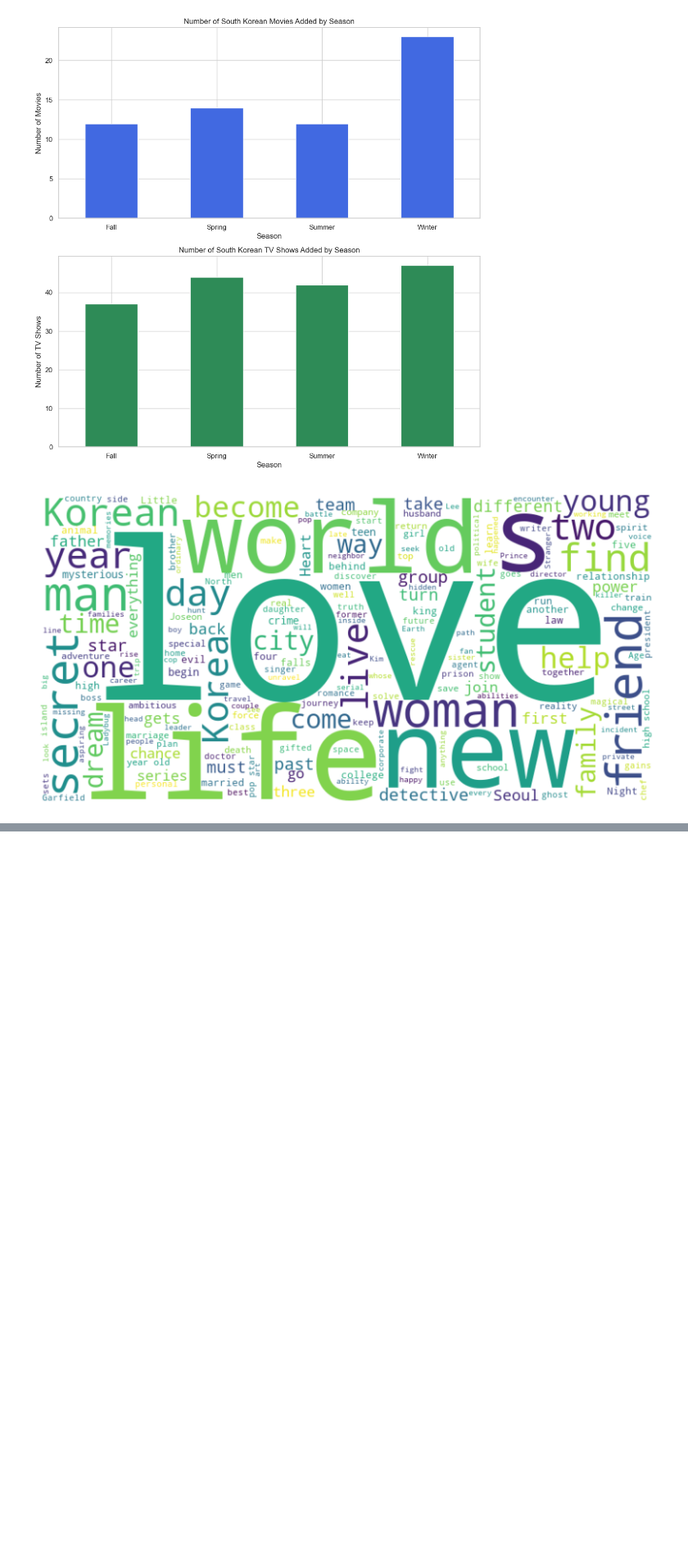
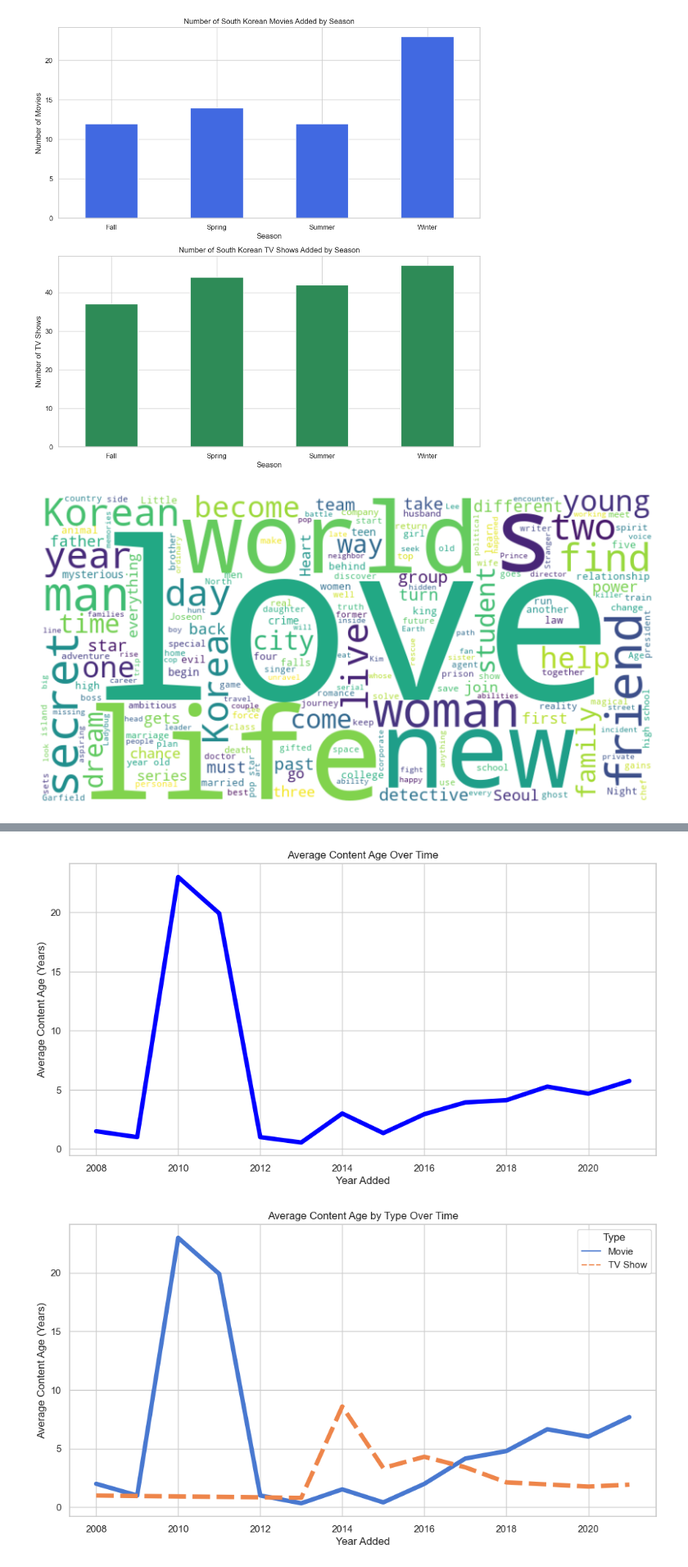
Before and after one commit to CSHieuV/MetaDataAnalysisCompetition, a Jupyter notebook: MetaAnalysis.ipynb, the cells around one changed output, grey strips where cells are left out. Shown at 82% size. Saved outputs shown, nothing was run; the diff lists cells and outputs as text; code cells hidden in the pictures; blank space fills up the shorter version.

Commit message:
added more clear lines

```diff
--- a/MetaAnalysis.ipynb
+++ b/MetaAnalysis.ipynb
@@ -748,0 +774,27 @@ plt.show()
+# %%
+# Enhancing the line thickness for better visibility
+
+# Increasing the line width for the plots
+line_width = 5
+
+# Plotting Content Age Trend Over Time with thicker lines
+plt.figure(figsize=(12, 6))
+sns.lineplot(data=content_age_trend, color='blue', linewidth=line_width)
+plt.title('Average Content Age Over Time')
+plt.xlabel('Year Added')
+plt.ylabel('Average Content Age (Years)')
+plt.grid(True)
+plt.show()
+
+# Plotting Content Age by Type with thicker lines
+plt.figure(figsize=(12, 6))
+sns.lineplot(data=content_age_by_type, palette=vivid_palette, linewidth=line_width)
+plt.title('Average Content Age by Type Over Time')
+plt.xlabel('Year Added')
+plt.ylabel('Average Content Age (Years)')
+plt.grid(True)
+plt.legend(title='Type')
+plt.show()
+# %% [output]
+[figure, added]
+[figure, added]
```
Also changed, not shown: parts of 3 cells of this notebook.
